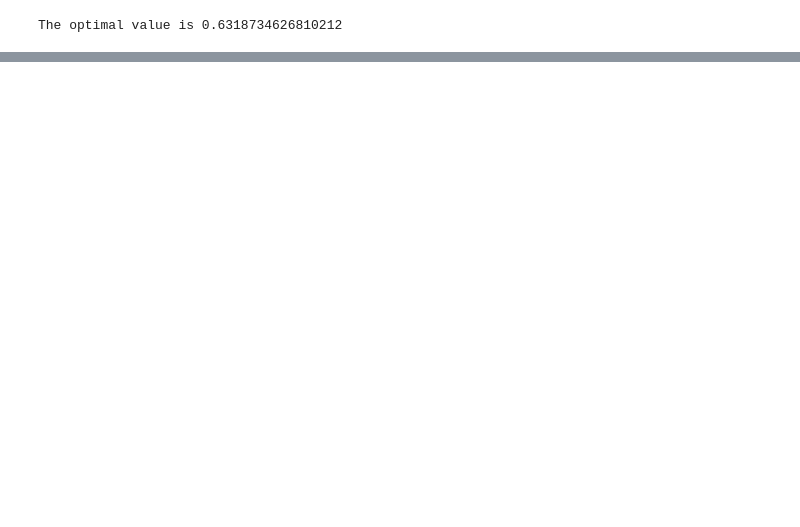
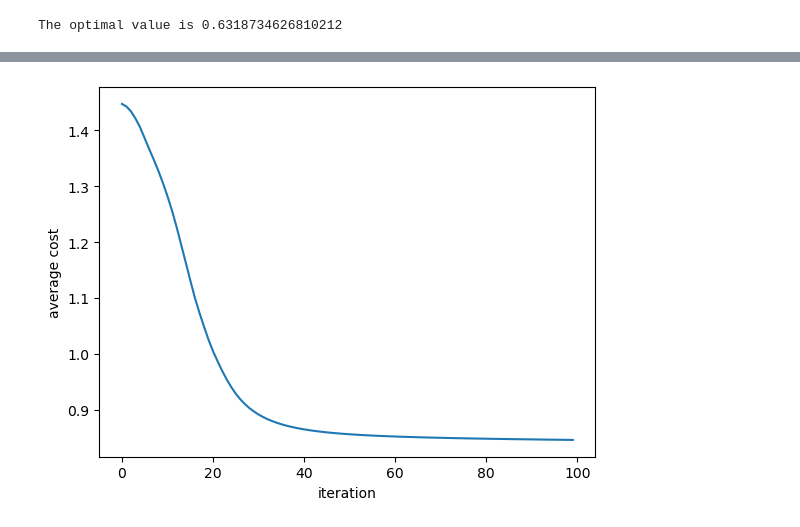
Before and after one commit to cyan-at/gradschool, a Jupyter notebook: 231/research/cvxpy_layer_torch.ipynb, the cells around one changed output, grey strips where cells are left out. Cells and saved outputs as stored; diff of their text form; code cells hidden in the pictures; blank space fills up the shorter version.

Commit message:
cvxpy_layer_torch

```diff
--- a/231/research/cvxpy_layer_torch.ipynb
+++ b/231/research/cvxpy_layer_torch.ipynb
@@ -291,9 +313,20 @@ grad_ypred [ 19.06   18.513  17.885  17.213  16.519  15.825  15.138  10.144   0.
 # %%
-# this is their example, where you take a gradient w.r.t a Parameter
+import cvxpy as cp
+import numpy as np
+import torch
+from scipy.linalg import solve_discrete_are
+from scipy.linalg import sqrtm
 
+from cvxpylayers.torch import CvxpyLayer
+
+# torch.cuda.set_device(0)
+cuda0 = torch.device('cuda:0')
+cpu = torch.device('cpu')
+
+# torch.cuda.set_device('cpu')
 
 # Generate data
-tf.random.set_seed(1)
+torch.manual_seed(1)
 np.random.seed(1)
 
 n = 2
@@ -319,73 +352,91 @@ u_cvxpy = cp.Variable((m, 1))
 y_cvxpy = cp.Variable((n, 1))
 
 objective = .5 * cp.sum_squares(P_sqrt_cvxpy @ u_cvxpy) + x_cvxpy.T @ y_cvxpy + q_cvxpy.T @ u_cvxpy
-problem = cp.Problem(
-    cp.Minimize(objective),
-    [
-        cp.norm(u_cvxpy) <= 1,
-         y_cvxpy == P_21_cvxpy @ u_cvxpy])
+problem = cp.Problem(cp.Minimize(objective), [cp.norm(u_cvxpy) <= 1, y_cvxpy == P_21_cvxpy @ u_cvxpy])
 assert problem.is_dpp()
-
 policy = CvxpyLayer(
     problem,
     [x_cvxpy, P_sqrt_cvxpy, P_21_cvxpy, q_cvxpy],
-    [u_cvxpy]
-)
+    [u_cvxpy])
+
+import matplotlib.pyplot as plt
 
 def train(iters):
     # Initialize with LQR control lyapunov function
-    P_sqrt = tf.Variable(P_sqrt_lqr)
-    P_21 = tf.Variable(A.T @ P_lqr @ B)
-    q = tf.Variable(tf.zeros((m, 1), dtype=tf.float64))
+    P_sqrt = torch.from_numpy(P_sqrt_lqr).requires_grad_(True)
+    P_sqrt.to(torch.float32)
+
+    P_21 = torch.from_numpy(A.T @ P_lqr @ B).requires_grad_(True)
+
+    P_sqrt.to(cuda0)
+    P_21.to(cuda0)
+
+    q = torch.zeros((m, 1), dtype=torch.float32, requires_grad=True, device=cuda0)
     variables = [P_sqrt, P_21, q]
-    A_tf, B_tf, Q_tf, R_tf = map(tf.constant, [A, B, Q, R])
+    A_tch, B_tch, Q_tch, R_tch = map(torch.from_numpy, [A, B, Q, R])
+
+    A_tch = A_tch.to(cuda0)
+    A_tch = A_tch.to(torch.float32)
+    B_tch = B_tch.to(cuda0)
+    B_tch = B_tch.to(torch.float32)
+    Q_tch = Q_tch.to(cuda0)
+    Q_tch = Q_tch.to(torch.float32)
+    R_tch = R_tch.to(cuda0)
+    R_tch = R_tch.to(torch.float32)
 
     def g(x, u):
-        return tf.squeeze(
-            tf.transpose(x) @ Q_tf @ x + tf.transpose(u) @ R_tf @ u)
+        return (x.t() @ Q_tch @ x + u.t() @ R_tch @ u).squeeze()
 
     def evaluate(x0, P_sqrt, P_21, q, T):
         x = x0
+        x = x.to(cuda0)
         cost = 0.
         for _ in range(T):
-            print(type(P_sqrt), type(P_21), type(q), type(x))
+            P_sqrt = P_sqrt.to(cuda0)
+            P_sqrt = P_sqrt.to(torch.float32)
+            P_21 = P_21.to(cuda0)
+            P_21 = P_21.to(torch.float32)
+            q = q.to(cuda0)
+            q = q.to(torch.float32)
+
             u, = policy(x, P_sqrt, P_21, q)
             cost += g(x, u) / T
-            x = A_tf @ x + B_tf @ u + .2 * tf.random.normal((n, 1), dtype=tf.float64)
+            x = A_tch @ x + B_tch @ u + .2 * torch.randn((n, 1), device=cuda0)
         return cost
 
     def eval_loss(N=8, T=25):
-        return sum(
-        [
+        return sum([
             evaluate(
-                tf.zeros((n, 1), dtype=tf.float64),
+                torch.zeros((n, 1), device=cuda0),
                 P_sqrt,
                 P_21,
                 q,
                 T=T
-            ) for _ in range(N)
+            )
+            for _ in range(N)
         ]) / N
 
     results = []
-    optimizer = tf.keras.optimizers.SGD(learning_rate=0.02, momentum=0.9)
+    optimizer = torch.optim.SGD(variables, lr=.02, momentum=.9)
     for i in range(iters):
-        tf.random.set_seed(1)
+        # use same seeds each iteration to get pretty training plot
+        torch.manual_seed(1)
         np.random.seed(1)
-        with tf.GradientTape() as tape:
-            loss = eval_loss()
-        gradients = tape.gradient(loss, variables)
-        optimizer.apply_gradients(zip(gradients, variables))
-        results.append(loss.numpy())
+        optimizer.zero_grad()
+        loss = eval_loss()
+        loss.backward()
+        optimizer.step()
+        results.append(loss.item())
         print("(iter %d) loss: %g " % (i, results[-1]))
     return results
 
+
 results = train(iters=100)
-
-import matplotlib.pyplot as plt
 
 plt.figure()
 plt.plot(results)
 plt.xlabel('iteration')
 plt.ylabel('average cost')
+plt.savefig("adp.pdf")
 plt.show()
 # %% [output]
@@ -409,0 +460 @@ KeyboardInterrupt:
+[figure, added]
```
Also changed, not shown: parts of 12 cells of this notebook.
